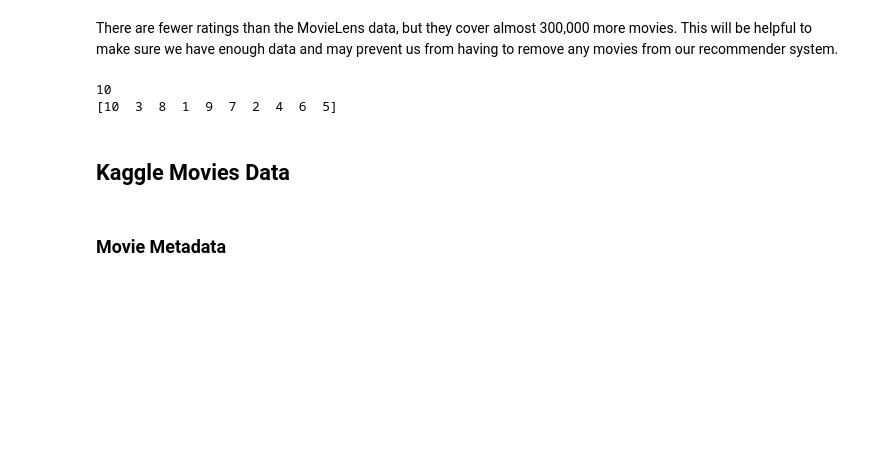
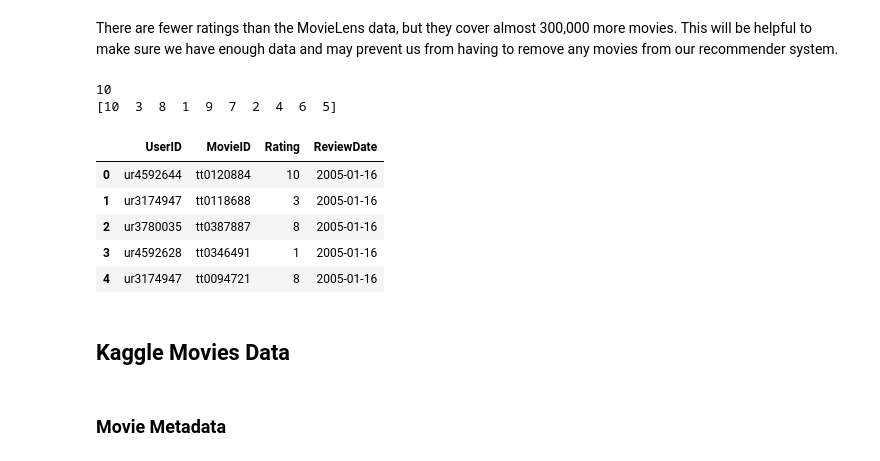
Before and after one commit to jackfrantz/Movie-Recommender-System, a Jupyter notebook: Code_Notebooks/1_Data_Collection.ipynb, the cells around one changed output. Drawn from its saved outputs; the diff is of its cells as text; code cells hidden in the pictures; blank space fills up the shorter version.

```diff
--- a/Code_Notebooks/1_Data_Collection.ipynb
+++ b/Code_Notebooks/1_Data_Collection.ipynb
@@ -268,3 +268,13 @@ imdb_ratings.to_csv('../Data/Large-Data/ieee_imdb_reviews.csv')
+# %%
+imdb_reviews = pd.read_csv('../Data/Large-Data/ieee_imdb_reviews.csv')
+imdb_reviews.head()
+# %% [output]
+|  | UserID | MovieID | Rating | ReviewDate |
+| 0 | ur4592644 | tt0120884 | 10 | 2005-01-16 |
+| 1 | ur3174947 | tt0118688 | 3 | 2005-01-16 |
+| 2 | ur3780035 | tt0387887 | 8 | 2005-01-16 |
+| 3 | ur4592628 | tt0346491 | 1 | 2005-01-16 |
+| 4 | ur3174947 | tt0094721 | 8 | 2005-01-16 |
 # %% [markdown]
 ## Kaggle Movies Data
 # %% [markdown]
```
Also changed, not shown: parts of 1 cell of this notebook.
